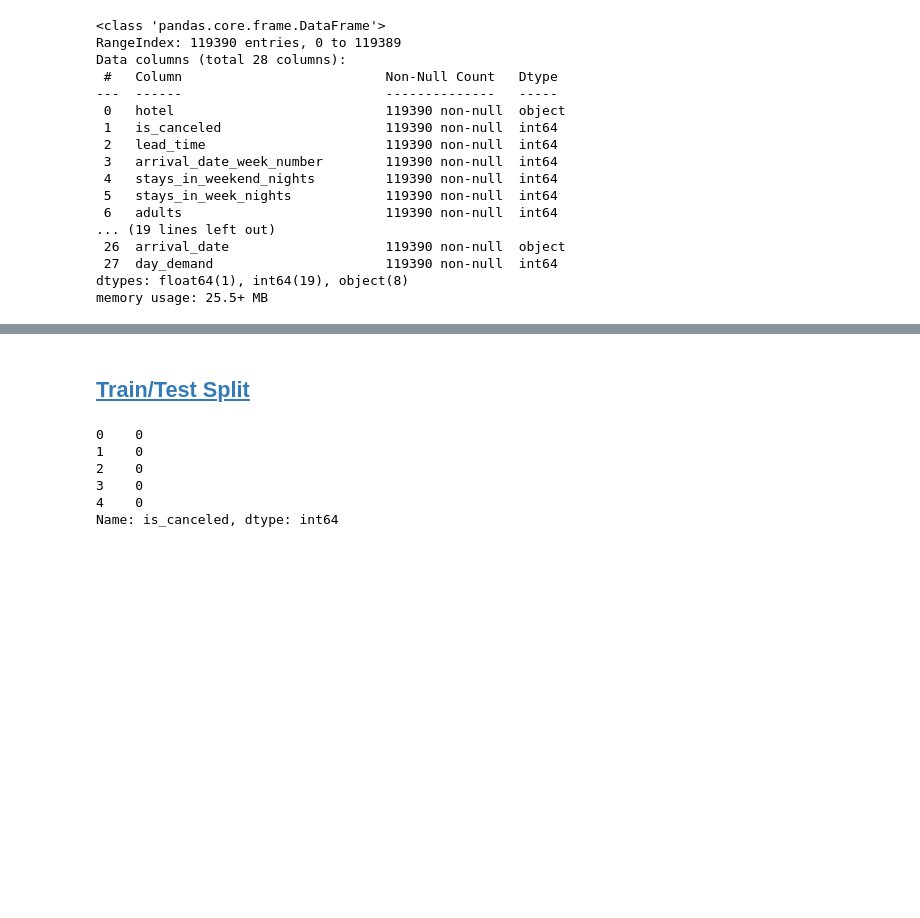
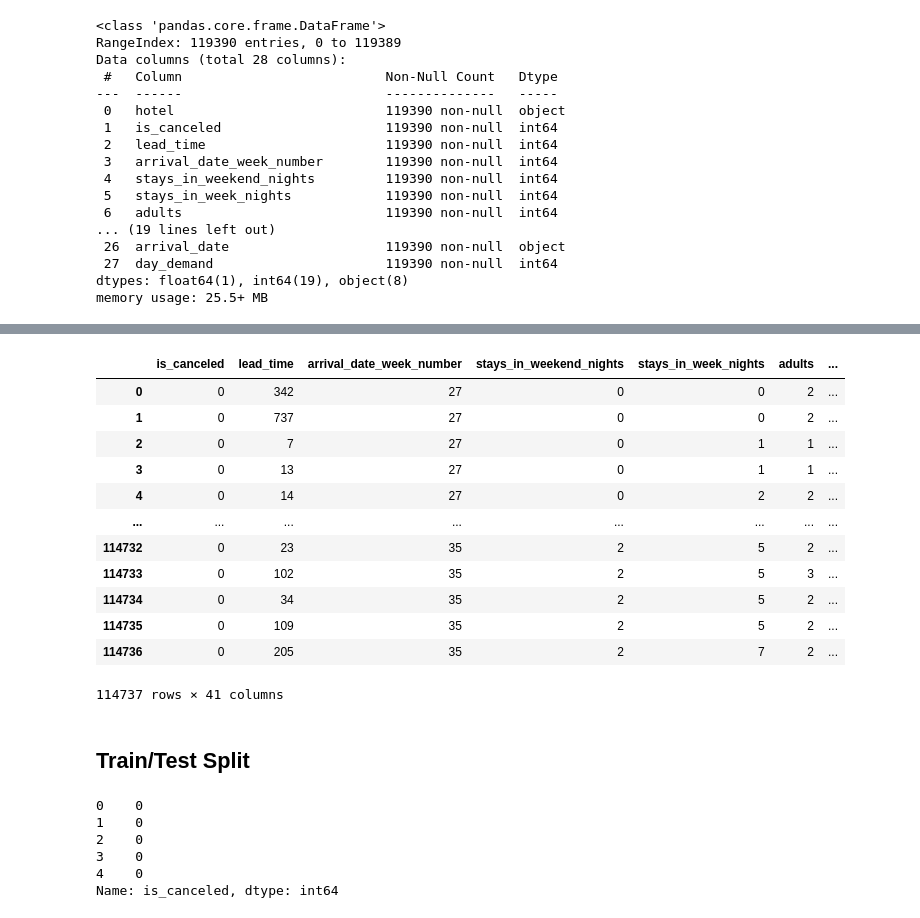
Before and after one commit to briantlui/predictive-model, a Jupyter notebook: notebooks/05_Side_Quests.ipynb, the cells around one changed output, grey strips where cells are left out. Saved outputs shown, nothing was run; the diff lists cells and outputs as text; code cells hidden in the pictures; blank space fills up the shorter version.

```diff
--- a/notebooks/05_Side_Quests.ipynb
+++ b/notebooks/05_Side_Quests.ipynb
@@ -180,0 +199,4 @@ clean_df['reservation_status_date'] = pd.to_datetime(clean_df['reservation_statu
+# %%
+# Fit and transform categorical features in OHE
+encoded_array = one_hot_encoder.fit_transform(clean_df[['hotel','market_segment', 'distribution_channel', 'deposit_type', 'customer_type']])
+encoded_array
@@ -180,0 +220,3 @@ clean_df['reservation_status_date'] = pd.to_datetime(clean_df['reservation_statu
+# %%
+# Put into a dataframe to get column names
+encoded_df = pd.DataFrame(encoded_array, columns=one_hot_encoder.get_feature_names_out(['hotel','market_segment', 'distribution_channel', 'deposit_type', 'customer_type']), dtype=int)
@@ -181,5 +232,31 @@ clean_df['reservation_status_date'] = pd.to_datetime(clean_df['reservation_statu
+# %%
+final_df = pd.concat([clean_df,encoded_df],axis=1)
+# %%
+# Drop original columns that were used for One Hot Encoding
+final_df.drop(columns='hotel',inplace=True)
+final_df.drop(columns='market_segment',inplace=True)
+final_df.drop(columns='distribution_channel',inplace=True)
+final_df.drop(columns='deposit_type',inplace=True)
+final_df.drop(columns='customer_type',inplace=True)
+# %%
+# Final dataframe ready for modeling
+final_df
+# %% [output]
+|  | is_canceled | lead_time | arrival_date_week_number | stays_in_weekend_nights | stays_in_week_nights | adults | ... |
+| 0 | 0 | 342 | 27 | 0 | 0 | 2 | ... |
+| 1 | 0 | 737 | 27 | 0 | 0 | 2 | ... |
+| 2 | 0 | 7 | 27 | 0 | 1 | 1 | ... |
+| 3 | 0 | 13 | 27 | 0 | 1 | 1 | ... |
+| 4 | 0 | 14 | 27 | 0 | 2 | 2 | ... |
+| ... | ... | ... | ... | ... | ... | ... | ... |
+| 114732 | 0 | 23 | 35 | 2 | 5 | 2 | ... |
+| 114733 | 0 | 102 | 35 | 2 | 5 | 3 | ... |
+| 114734 | 0 | 34 | 35 | 2 | 5 | 2 | ... |
+| 114735 | 0 | 109 | 35 | 2 | 5 | 2 | ... |
+| 114736 | 0 | 205 | 35 | 2 | 7 | 2 | ... |
+114737 rows × 41 columns
 # %% [markdown]
-## <a id='toc4_1_'></a>[Train/Test Split](#toc0_)
+## Train/Test Split
 # %%
 # Separating X and y target variable (is_canceled)
 X = final_df.drop('is_canceled', axis=1)
```
Also changed, not shown: parts of 68 cells of this notebook.
